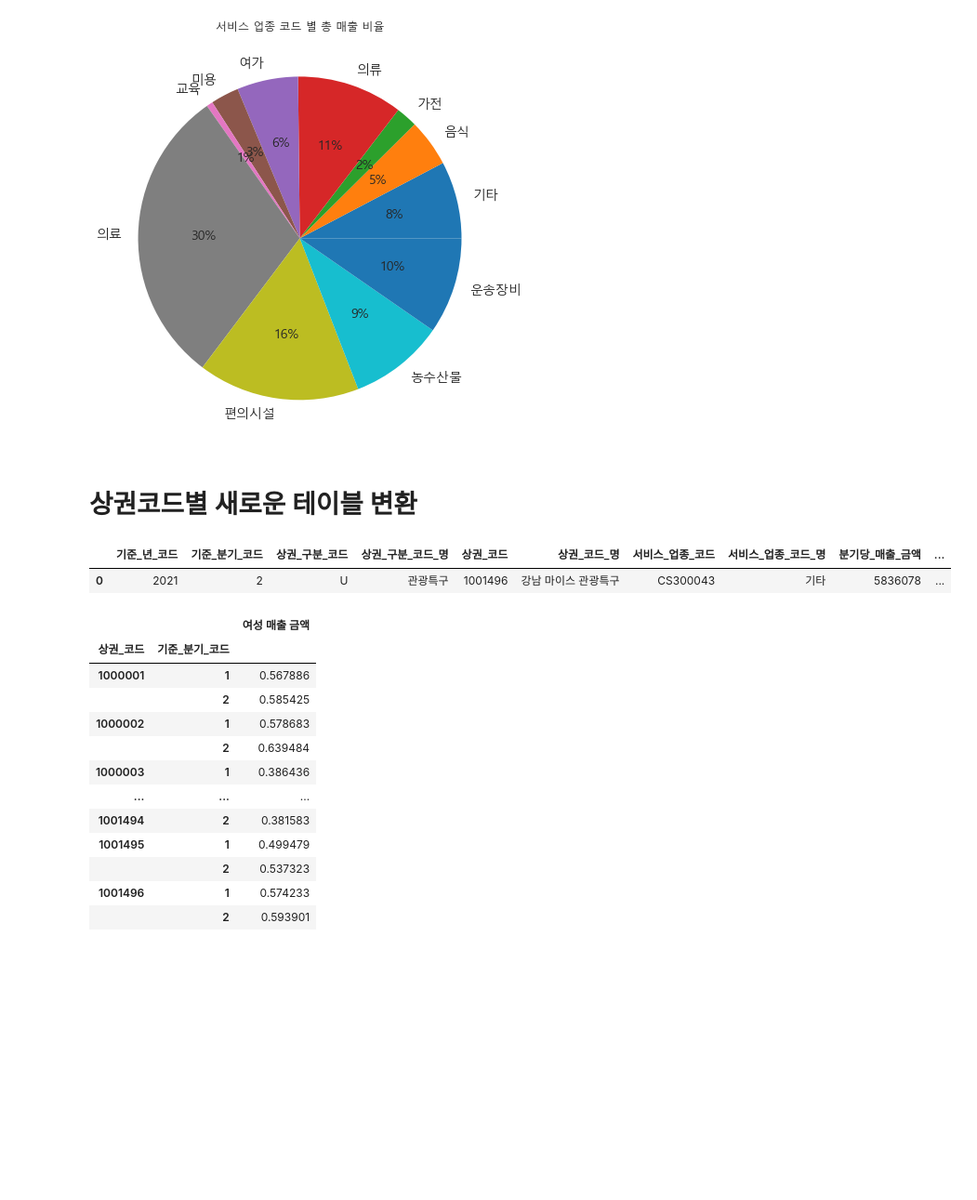
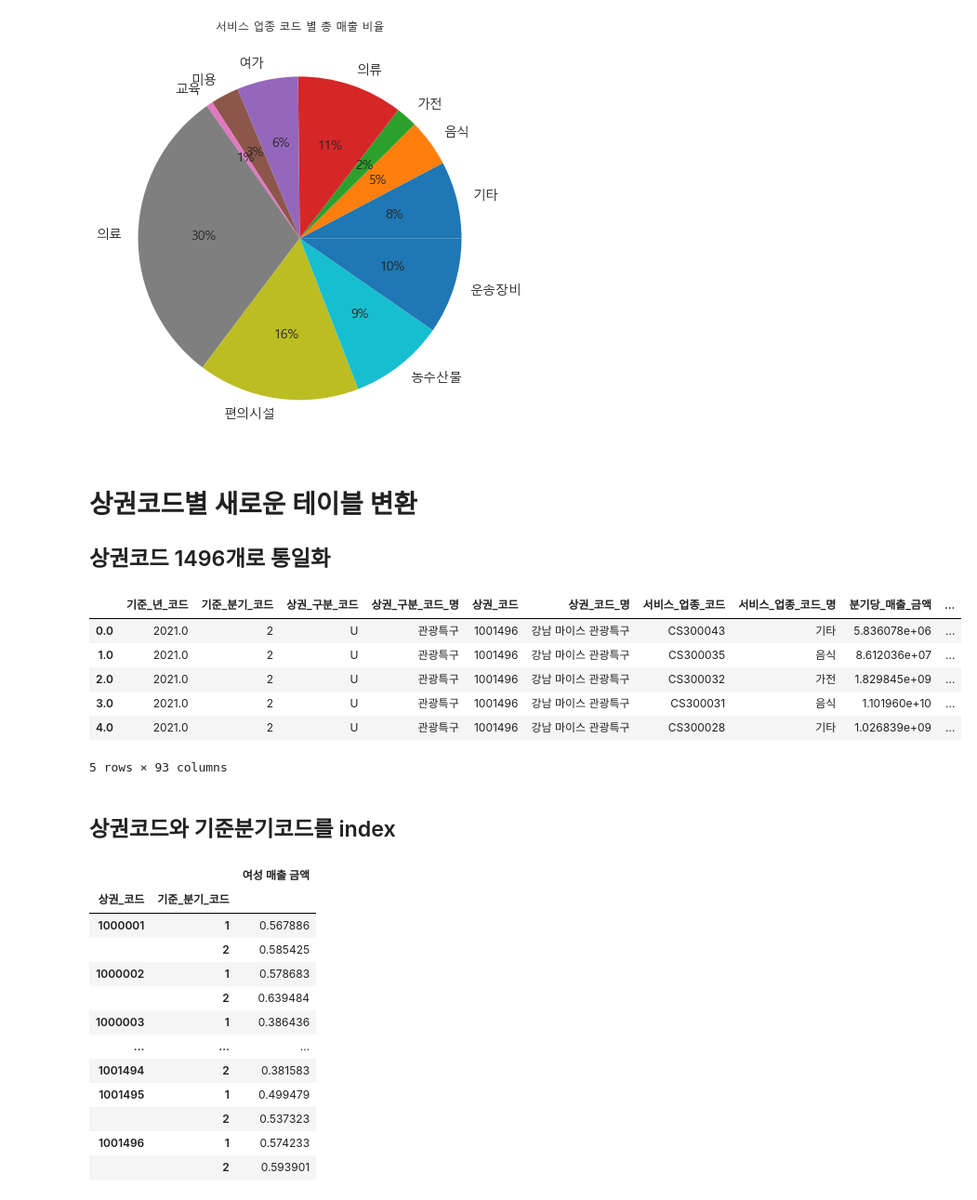
Before and after one commit to unknown-jun/seoul_data_contest, a Jupyter notebook: 서울시 우리마을가게 상권분석서비스 테이블화.ipynb, the cells around one changed output. Shown at 93% size. Saved outputs shown, nothing was run; the diff lists cells and outputs as text; code cells hidden in the pictures; blank space fills up the shorter version.

```diff
--- a/서울시 우리마을가게 상권분석서비스 테이블화.ipynb
+++ b/서울시 우리마을가게 상권분석서비스 테이블화.ipynb
@@ -80,12 +81,37 @@ plt.title('서비스 업종 코드 별 총 매출 비율');
 [figure]
 # %% [markdown]
 # 상권코드별 새로운 테이블 변환
+## 상권코드 1496개로 통일화
-# %%
-new_table = pd.DataFrame()
-store.head(1)
-# %% [output]
-|  | 기준_년_코드 | 기준_분기_코드 | 상권_구분_코드 | 상권_구분_코드_명 | 상권_코드 | 상권_코드_명 | 서비스_업종_코드 | 서비스_업종_코드_명 | 분기당_매출_금액 | ... |
-| 0 | 2021 | 2 | U | 관광특구 | 1001496 | 강남 마이스 관광특구 | CS300043 | 기타 | 5836078 | ... |
+# %%
+# 1496개의 상권코드를 가지고 있는 파일 로드
+store_code = gpd.read_file('./승순이형 작업파일들/상권_geometry_좌표.geojson')
+
+# int화 시켜줌
+store_code['TRDAR_CD']=store_code['TRDAR_CD'].astype('int')
+
+# store에 있는 상권코드의 수가 store_code보다 작으므로 outer조인화
+store = pd.merge(store, store_code.set_index(['TRDAR_CD']), left_on=['상권_코드'], right_index=True, how='outer')
+
+# 결측치 0으로 환원
+store.fillna(0, inplace=True)
+
+# 기준분기코드가 1.0, 2.0으로 나오는걸 정수화
+store['기준_분기_코드'] = store['기준_분기_코드'].astype(int)
+
+# merge 시 기준분기코드의 불필요한 0을 제거
+store = store[store['기준_분기_코드'] != 0]
+
+store.head()
+# %% [output]
+|  | 기준_년_코드 | 기준_분기_코드 | 상권_구분_코드 | 상권_구분_코드_명 | 상권_코드 | 상권_코드_명 | 서비스_업종_코드 | 서비스_업종_코드_명 | 분기당_매출_금액 | ... |
+| 0.0 | 2021.0 | 2 | U | 관광특구 | 1001496 | 강남 마이스 관광특구 | CS300043 | 기타 | 5.836078e+06 | ... |
+| 1.0 | 2021.0 | 2 | U | 관광특구 | 1001496 | 강남 마이스 관광특구 | CS300035 | 음식 | 8.612036e+07 | ... |
+| 2.0 | 2021.0 | 2 | U | 관광특구 | 1001496 | 강남 마이스 관광특구 | CS300032 | 가전 | 1.829845e+09 | ... |
+| 3.0 | 2021.0 | 2 | U | 관광특구 | 1001496 | 강남 마이스 관광특구 | CS300031 | 음식 | 1.101960e+10 | ... |
+| 4.0 | 2021.0 | 2 | U | 관광특구 | 1001496 | 강남 마이스 관광특구 | CS300028 | 기타 | 1.026839e+09 | ... |
+5 rows × 93 columns
+# %% [markdown]
+## 상권코드와 기준분기코드를 index
 # %%
 # merge를 할 새로운 테이블 생성
 new_table = pd.DataFrame()
```
Also changed, not shown: parts of 5 cells of this notebook.
